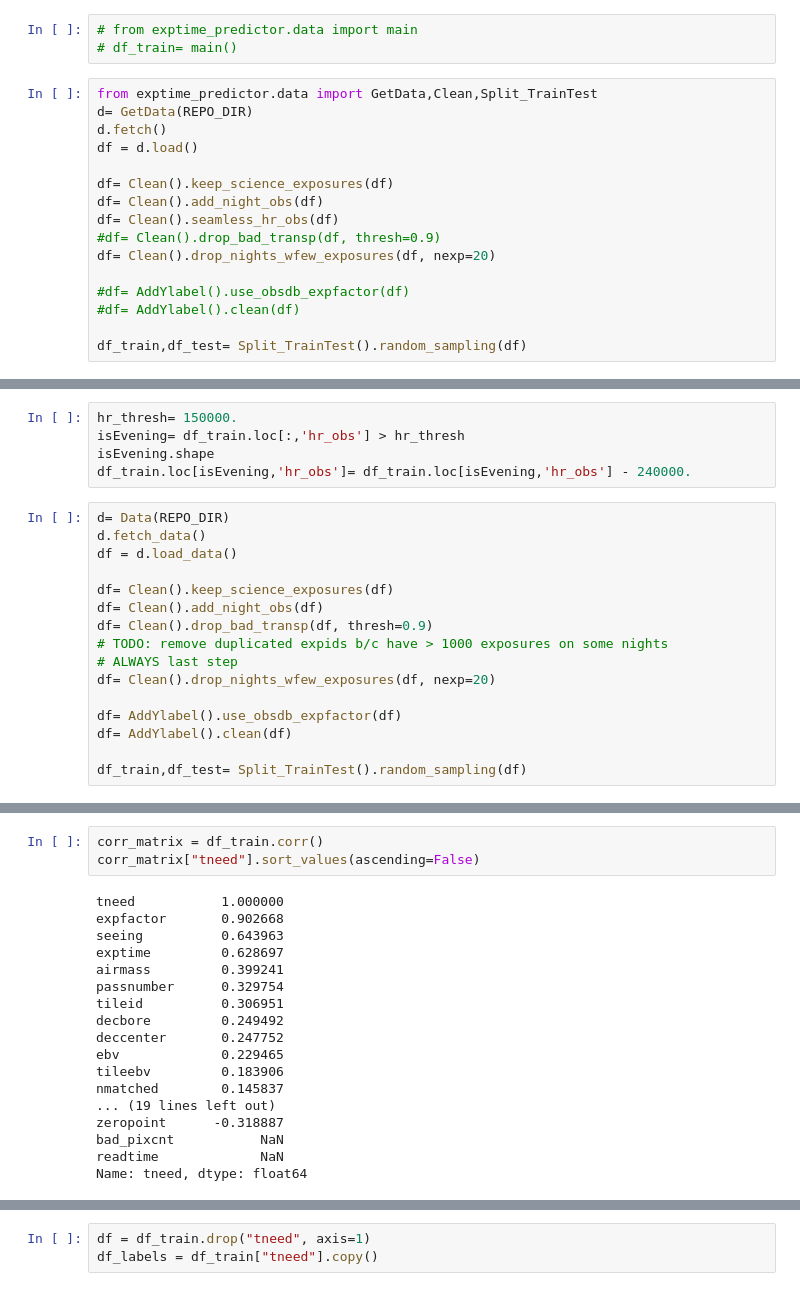
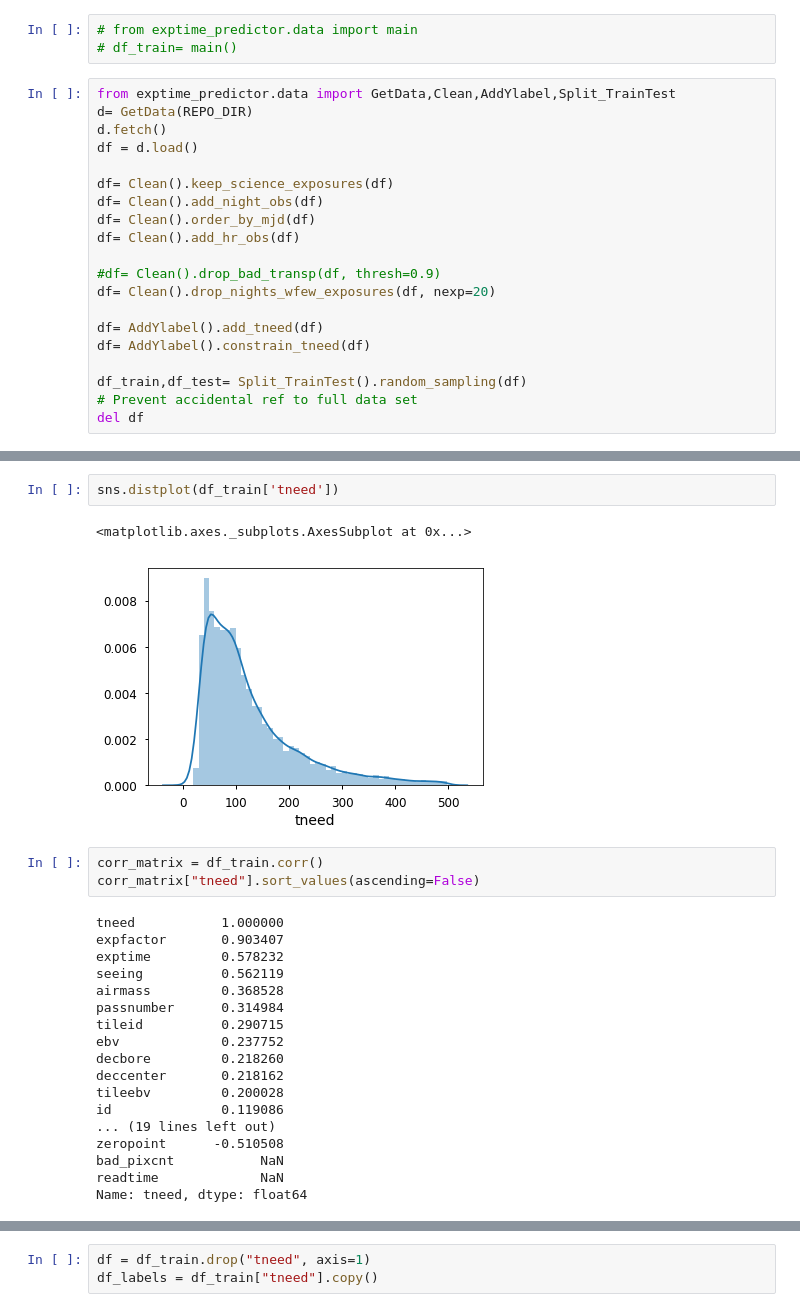
Before and after one commit to kaylanb/exptime_predictor, a Jupyter notebook: doc/nb/ml.ipynb, the cells around one changed output, grey strips where cells are left out. Drawn from its saved outputs; the diff is of its cells as text.

```diff
--- a/doc/nb/ml.ipynb
+++ b/doc/nb/ml.ipynb
@@ -51,20 +56,24 @@ DB_DIR= os.path.join(REPO_DIR,'obsbot/obsdb')
 # from exptime_predictor.data import main
 # df_train= main()
 # %%
-from exptime_predictor.data import GetData,Clean,Split_TrainTest
+from exptime_predictor.data import GetData,Clean,AddYlabel,Split_TrainTest
 d= GetData(REPO_DIR)
 d.fetch()
 df = d.load()
 
 df= Clean().keep_science_exposures(df)
 df= Clean().add_night_obs(df)
-df= Clean().seamless_hr_obs(df)
+df= Clean().order_by_mjd(df)
+df= Clean().add_hr_obs(df)
+
 #df= Clean().drop_bad_transp(df, thresh=0.9)
 df= Clean().drop_nights_wfew_exposures(df, nexp=20)
 
-#df= AddYlabel().use_obsdb_expfactor(df)
-#df= AddYlabel().clean(df)
+df= AddYlabel().add_tneed(df)
+df= AddYlabel().constrain_tneed(df)
 
 df_train,df_test= Split_TrainTest().random_sampling(df)
+# Prevent accidental ref to full data set
+del df
 # %% [output]
 UNIX cmd: git pull origin master
@@ -75,21 +85,0 @@ executing query: select * from obsdb_measuredccd
-# %%
-hr_thresh= 150000.
-isEvening= df_train.loc[:,'hr_obs'] > hr_thresh
-isEvening.shape
-df_train.loc[isEvening,'hr_obs']= df_train.loc[isEvening,'hr_obs'] - 240000.
-# %%
-d= Data(REPO_DIR)
-d.fetch_data()
-df = d.load_data()
-
-df= Clean().keep_science_exposures(df)
-df= Clean().add_night_obs(df)
-df= Clean().drop_bad_transp(df, thresh=0.9)
-# TODO: remove duplicated expids b/c have > 1000 exposures on some nights
-# ALWAYS last step
-df= Clean().drop_nights_wfew_exposures(df, nexp=20)
-
-df= AddYlabel().use_obsdb_expfactor(df)
-df= AddYlabel().clean(df)
-
-df_train,df_test= Split_TrainTest().random_sampling(df)
@@ -272,21 +86,26 @@ plt.savefig('weather.png', bbox_extra_artists=[leg,xlab,ylab],
+# %%
+sns.distplot(df_train['tneed'])
+# %% [output]
+<matplotlib.axes._subplots.AxesSubplot at 0x...>
+[figure, added]
 # %%
 corr_matrix = df_train.corr()
 corr_matrix["tneed"].sort_values(ascending=False)
 # %% [output]
 tneed           1.000000
-expfactor       0.902668
-seeing          0.643963
-exptime         0.628697
-airmass         0.399241
-passnumber      0.329754
-tileid          0.306951
-decbore         0.249492
-deccenter       0.247752
-ebv             0.229465
-tileebv         0.183906
-nmatched        0.145837
+expfactor       0.903407
+exptime         0.578232
+seeing          0.562119
+airmass         0.368528
+passnumber      0.314984
+tileid          0.290715
+ebv             0.237752
+decbore         0.218260
+deccenter       0.218162
+tileebv         0.200028
+id              0.119086
 ... (19 lines left out)
-zeropoint      -0.318887
+zeropoint      -0.510508
 bad_pixcnt           NaN
 readtime             NaN
 Name: tneed, dtype: float64
```
Also changed, not shown: parts of 30 cells of this notebook, 1 other file.
